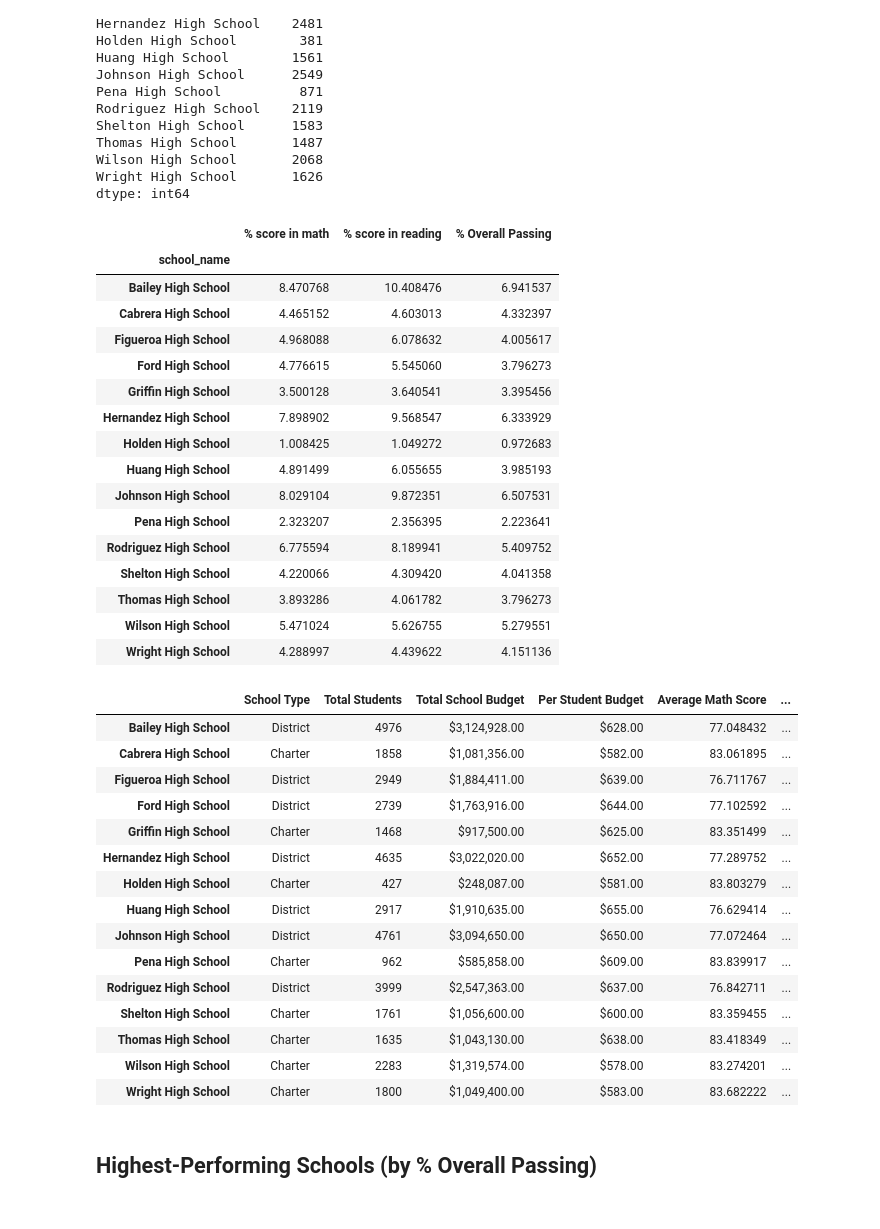
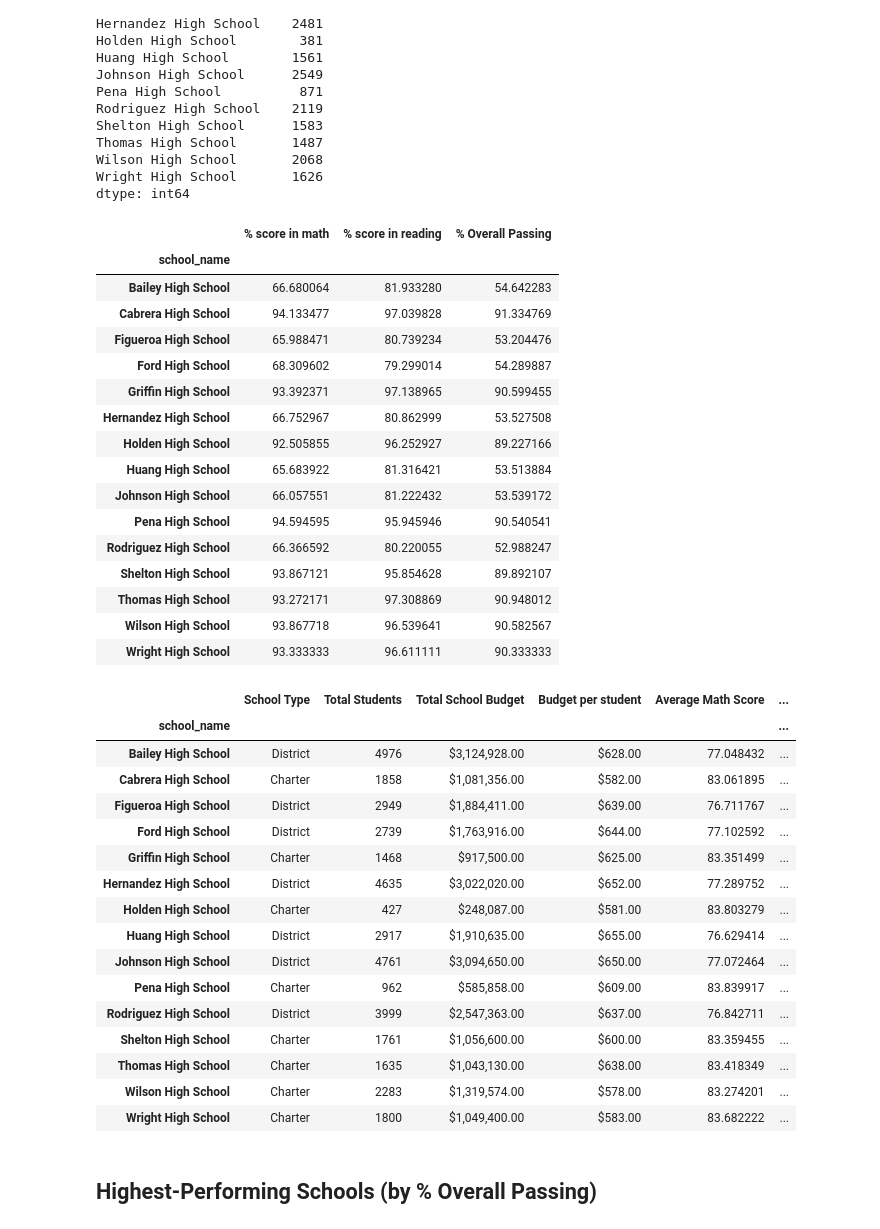
Before and after one commit to joelort/pandas-challenge, a Jupyter notebook: PyCitySchools/PyCitySchools_starter.ipynb, the cells around one changed output. Saved outputs shown, nothing was run; the diff lists cells and outputs as text; code cells hidden in the pictures.

```diff
--- a/PyCitySchools/PyCitySchools_starter.ipynb
+++ b/PyCitySchools/PyCitySchools_starter.ipynb
@@ -107,8 +139,10 @@ school_group.head()
 # %%
 # Calculate the total student count per school
+#At this point i was using two lines of code. Later I discovered I can use only one line.
 school_group = school_data_complete.groupby ("school_name")
-total_students = school_group ["Student ID"].count ()# i think it's better to count the student ID istead of studenbt names
-total_students.head (20)
+school_total_students = school_group ["Student ID"].count()
+# I think it's better to count the student ID istead of studenbt names
+school_total_students.head (20)
 # %% [output]
 school_name
 Bailey High School       4976
@@ -184,5 +258,5 @@ dtype: int64
 # %%
 # Calculate the number of students per school with reading scores of 70 or higher
 students_passing_reading = school_data_complete[(school_data_complete["reading_score"] >= 70)]
-per_school_passing_reading = students_passing_reading.groupby(["school_name"]).size()
-per_school_passing_reading
+school_passing_reading = students_passing_reading.groupby(["school_name"]).size()
+school_passing_reading
@@ -191,8 +283,8 @@ per_school_passing_reading
 students_passing_math_and_reading = school_data_complete[
     (school_data_complete["reading_score"] >= 70) & (school_data_complete["math_score"] >= 70)
 ]
-per_school_passing_math_and_reading = students_passing_math_and_reading.groupby(["school_name"]).size()
-per_school_passing_math_and_reading
+school_passing_math_and_reading = students_passing_math_and_reading.groupby(["school_name"]).size()
+school_passing_math_and_reading
 # %% [output]
 school_name
 Bailey High School       2719
@@ -213,45 +305,60 @@ Wright High School       1626
 dtype: int64
 # %%
 # Use the provided code to calculate the passing rates
-per_school_passing_math = school_students_passing_math / total_students * 100
-per_school_passing_reading = school_students_passing_reading / total_students * 100
-overall_passing_rate = school_students_passing_math_and_reading / total_students * 100
-per_school_math_reading_rates= pd.DataFrame({
+per_school_passing_math = school_students_passing_math / school_total_students * 100
+per_school_passing_reading = school_passing_reading / school_total_students * 100
+overall_passing_rate = school_passing_math_and_reading / school_total_students * 100
+per_school_rates= pd.DataFrame({
     "% score in math": per_school_passing_math,
-    "% score in reading": per_school_passing_reading,
+    "% score in reading":per_school_passing_reading,
     "% Overall Passing": overall_passing_rate
 })
-per_school_math_reading_rates
+
+per_school_rates
 # %% [output]
 |  | % score in math | % score in reading | % Overall Passing |
 | school_name |  |  |  |
-| Bailey High School | 8.470768 | 10.408476 | 6.941537 |
-| Cabrera High School | 4.465152 | 4.603013 | 4.332397 |
-| Figueroa High School | 4.968088 | 6.078632 | 4.005617 |
-| Ford High School | 4.776615 | 5.545060 | 3.796273 |
-| Griffin High School | 3.500128 | 3.640541 | 3.395456 |
-| Hernandez High School | 7.898902 | 9.568547 | 6.333929 |
-| Holden High School | 1.008425 | 1.049272 | 0.972683 |
-| Huang High School | 4.891499 | 6.055655 | 3.985193 |
-| Johnson High School | 8.029104 | 9.872351 | 6.507531 |
-| Pena High School | 2.323207 | 2.356395 | 2.223641 |
-| Rodriguez High School | 6.775594 | 8.189941 | 5.409752 |
-| Shelton High School | 4.220066 | 4.309420 | 4.041358 |
-| Thomas High School | 3.893286 | 4.061782 | 3.796273 |
-| Wilson High School | 5.471024 | 5.626755 | 5.279551 |
-| Wright High School | 4.288997 | 4.439622 | 4.151136 |
+| Bailey High School | 66.680064 | 81.933280 | 54.642283 |
+| Cabrera High School | 94.133477 | 97.039828 | 91.334769 |
+| Figueroa High School | 65.988471 | 80.739234 | 53.204476 |
+| Ford High School | 68.309602 | 79.299014 | 54.289887 |
+| Griffin High School | 93.392371 | 97.138965 | 90.599455 |
+| Hernandez High School | 66.752967 | 80.862999 | 53.527508 |
+| Holden High School | 92.505855 | 96.252927 | 89.227166 |
+| Huang High School | 65.683922 | 81.316421 | 53.513884 |
+| Johnson High School | 66.057551 | 81.222432 | 53.539172 |
+| Pena High School | 94.594595 | 95.945946 | 90.540541 |
+| Rodriguez High School | 66.366592 | 80.220055 | 52.988247 |
+| Shelton High School | 93.867121 | 95.854628 | 89.892107 |
+| Thomas High School | 93.272171 | 97.308869 | 90.948012 |
+| Wilson High School | 93.867718 | 96.539641 | 90.582567 |
+| Wright High School | 93.333333 | 96.611111 | 90.333333 |
 # %%
 # Create a DataFrame called `per_school_summary` with columns for the calculations above.
-per_school_summary =
+per_school_summary = pd.DataFrame ({
+    "School Type" : school_types,
+    "Total Students": school_total_students,
+    "Total School Budget": per_school_budget,
+    "Budget per student": per_school_capita,
+    "Average Math Score": per_school_math,
+    "Average Reading Score": per_school_reading,
+    "% score in math": per_school_passing_math,
+    "% score in reading":per_school_passing_reading,
+    "% Overall Passing": overall_passing_rate
+})
+
+#df = pd.DataFrame(per_school_summary, index=[0])
 
 # Formatting
+#per_school_math_reading_pass["Average score in math"] = per_school_math_reading_pass["Average score in math"].map("{:,.2f}%".format)
 per_school_summary["Total School Budget"] = per_school_summary["Total School Budget"].map("${:,.2f}".format)
-per_school_summary["Per Student Budget"] = per_school_summary["Per Student Budget"].map("${:,.2f}".format)
+per_school_summary["Budget per student"] = per_school_summary["Budget per student"].map("${:,.2f}".format)
 
 # Display the DataFrame
 per_school_summary
 # %% [output]
-|  | School Type | Total Students | Total School Budget | Per Student Budget | Average Math Score | ... |
+|  | School Type | Total Students | Total School Budget | Budget per student | Average Math Score | ... |
+| school_name |  |  |  |  |  | ... |
 | Bailey High School | District | 4976 | $3,124,928.00 | $628.00 | 77.048432 | ... |
 | Cabrera High School | Charter | 1858 | $1,081,356.00 | $582.00 | 83.061895 | ... |
 | Figueroa High School | District | 2949 | $1,884,411.00 | $639.00 | 76.711767 | ... |
```
Also changed, not shown: parts of 27 cells of this notebook.
